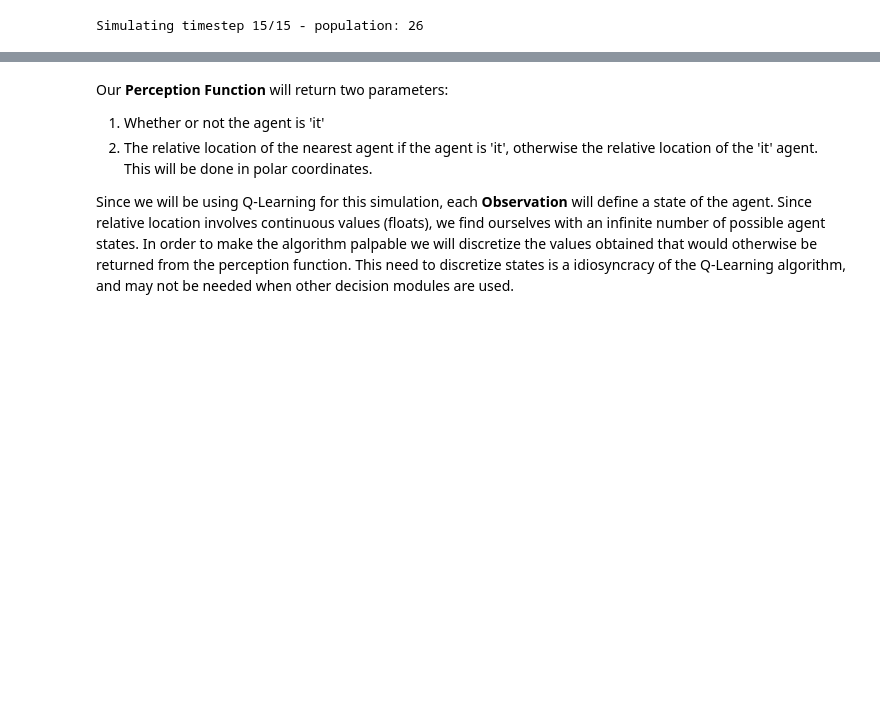
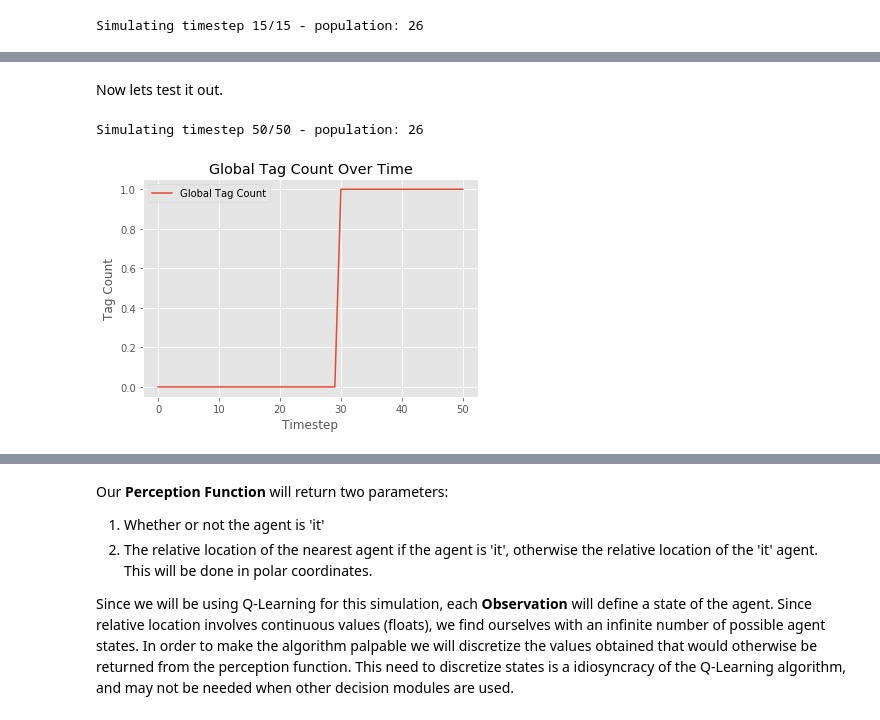
Before and after one commit to SeverTopan/AdjSim, a Jupyter notebook: tutorial/tutorial.ipynb, the cells around one changed output, grey strips where cells are left out. Saved outputs shown, nothing was run; the diff lists cells and outputs as text; code cells hidden in the pictures; blank space fills up the shorter version.

```diff
--- a/tutorial/tutorial.ipynb
+++ b/tutorial/tutorial.ipynb
@@ -210 +246,44 @@ Simulating timestep 15/15 - population: 26
+# %%
+class TagCountTracker(adjsim.analysis.Tracker):
+    def __init__(self):
+        super().__init__()
+        self.data = []
+        self.tag_count = 0
+        self.last_it_agent = None
+
+    def __call__(self, simulation):
+        for agent in simulation.agents:
+            if agent.is_it:
+                # Trackers will be called once before the first simulation loop, so we ignore the first
+                # changing of agents since it resembles the agent that is starting in the 'it' state.
+                if agent != self.last_it_agent:
+                    self.last_it_agent = agent
+                    if  simulation.time > 0:
+                        self.tag_count += 1
+
+        # Append the data.
+        self.data.append(self.tag_count)
+
+    def plot(self):
+        pyplot.style.use('ggplot')
+
+        line, = pyplot.plot(self.data, label="Global Tag Count")
+        line.set_antialiased(True)
+
+        pyplot.xlabel('Timestep')
+        pyplot.ylabel('Tag Count')
+        pyplot.title('Global Tag Count Over Time')
+        pyplot.legend()
+
+        pyplot.show()
+# %% [markdown]
+Now lets test it out.
+# %%
+sim = TaggerSimulation()
+sim.trackers["tag_count"] = TagCountTracker()
+sim.simulate(50)
+sim.trackers["tag_count"].plot()
+# %% [output]
+Simulating timestep 50/50 - population: 26
+[figure, added]
 # %% [markdown]
```
Also changed, not shown: parts of 24 cells of this notebook.
